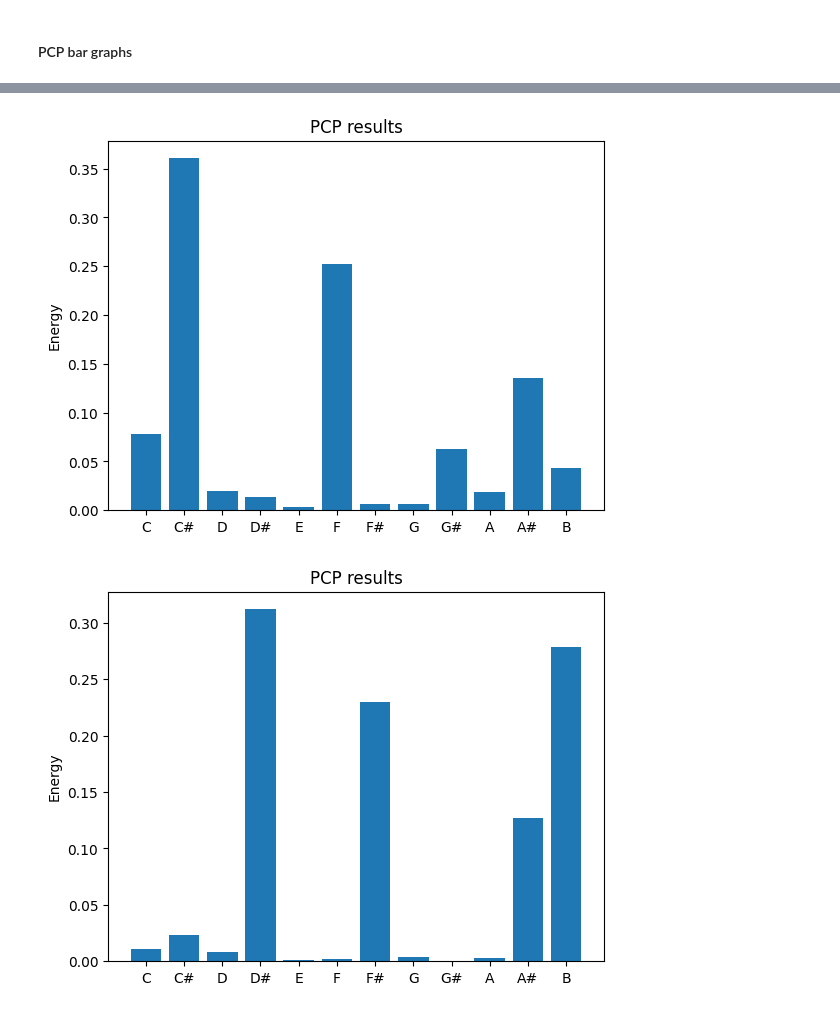
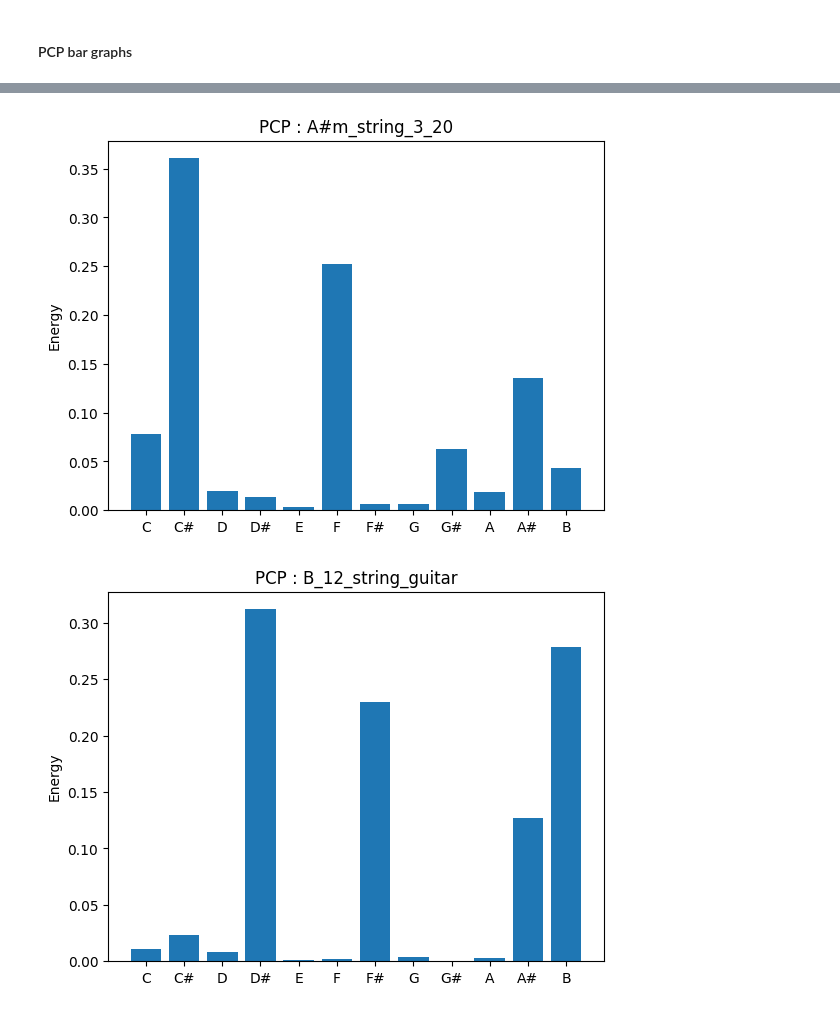
Before and after one commit to ZenSerito/ChordClassification, a Jupyter notebook: Machine_Learning/notebooks/Sequential_model.ipynb, the cells around one changed output, grey strips where cells are left out. Saved outputs shown, nothing was run; the diff lists cells and outputs as text; code cells hidden in the pictures.

```diff
--- a/Machine_Learning/notebooks/Sequential_model.ipynb
+++ b/Machine_Learning/notebooks/Sequential_model.ipynb
@@ -588,37 +592,37 @@ y_pos = np.arange(len(objects))
 plt.bar(y_pos, pitch, align='center', alpha=1.0)
 plt.xticks(y_pos, objects)
 plt.ylabel('Energy')
-plt.title('PCP results')
+plt.title('PCP : A#m_string_3_20')
 plt.show()
 # %% [output]
-[figure, old version]
+[figure, new version]
 # %%
 #           B_12_string_guitar_part4
 pitch = [
             0.010674418006009873,
             0.02318158633714728,
             0.008455880088789803,
             0.3119354219538206,
             0.0013532943459740156,
             0.0018650385394796535,
             0.22959378055751675,
             0.004086236836848964,
             0.0006657929005523246,
             0.0029690681132969587,
             0.12659726724933995,
             0.2786222150712236
         ]
 
 
 objects = ('C', 'C#', 'D', 'D#', 'E', 'F', 'F#', 'G', 'G#', 'A', 'A#', 'B')
 y_pos = np.arange(len(objects))
 plt.bar(y_pos, pitch, align='center', alpha=1.0)
 plt.xticks(y_pos, objects)
 plt.ylabel('Energy')
-plt.title('PCP results')
+plt.title('PCP : B_12_string_guitar')
 plt.show()
 # %% [output]
-[figure, old version]
+[figure, new version]
 # %%
 #           B_electric_guitar_clean_part28
 pitch = [
```
Also changed, not shown: parts of 25 cells of this notebook, 1 other file.
